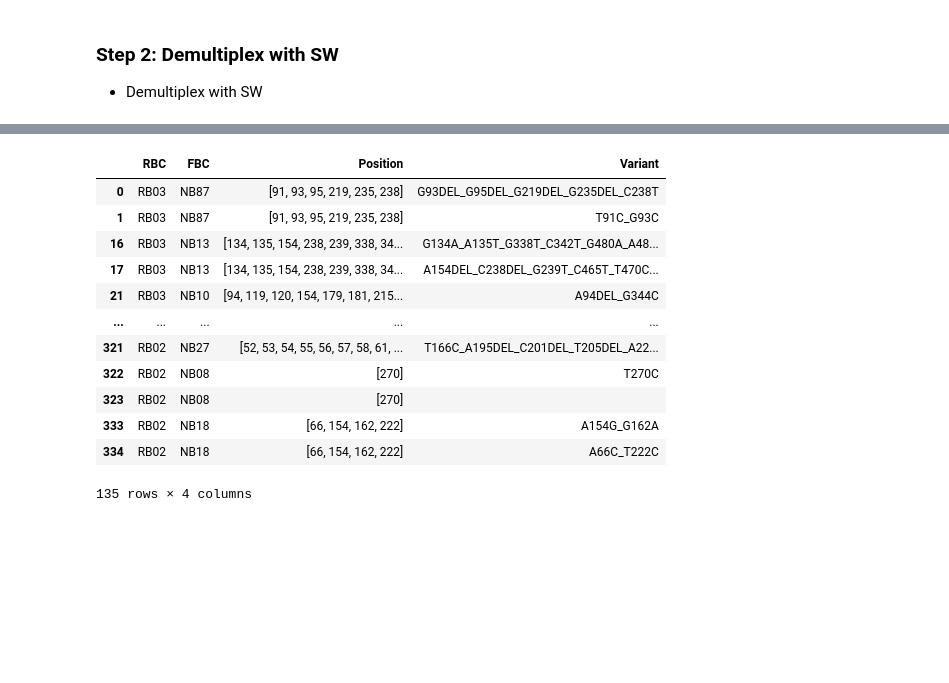
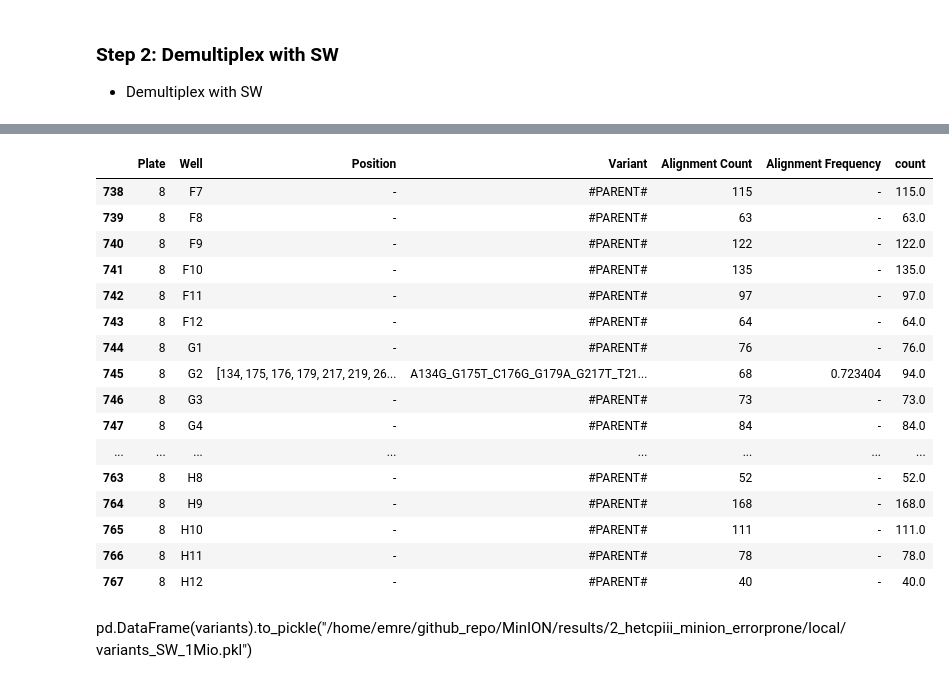
Before and after one commit to fhalab/LevSeq, a Jupyter notebook: examples/run_minION_SW.ipynb, the cells around one changed output, grey strips where cells are left out. Saved outputs shown, nothing was run; the diff lists cells and outputs as text; code cells hidden in the pictures; blank space fills up the shorter version.

Commit message:
Updated Data analysis and new Variant Caller

```diff
--- a/examples/run_minION_SW.ipynb
+++ b/examples/run_minION_SW.ipynb
@@ -32,7 +32,7 @@ import subprocess
 # General settings
 
 result_path = Path("/home/emre/")
-experiment_name = "20230905_errorprone-3_test"
+experiment_name = "20231130_RL-5sites-8plates_flongle"
 
 # Add conditions to avoid running the script accidentally
 skip_basecalling = True
@@ -90,9 +86,11 @@ Time taken by function: 500548 milli seconds
 # %%
+ref_seq = Path("/home/emre/PgA9.fasta")
+ref_name = "PgA9"
 demultiplex_folder = result_folder / "Demultiplex_cpp_70"
-ref_seq = "/home/emre/github_repo/MinION/minION/refseq/hetcpiii_padded.fasta"
-ref_name = "HetCPIII"
 barcode_dict = IO_processor.get_barcode_dict(demultiplex_folder, "NB", "RB")
-
+print(demultiplex_folder)
 if not skip_variant_calling:
-    variants = analyser.get_variant_df_AF(demultiplex_folder, ref_seq, ref_name, barcode_dict, merge = True, min_freq=0.4, min_depth= 15)
+    #variants = analyser.get_variant_df_AF(demultiplex_folder, ref_seq, ref_name, barcode_dict, merge = True, min_freq=0.4, min_depth= 10, padding=0)
+    variants = analyser.get_variant_df_custom(demultiplex_folder, ref_seq, barcode_dict, merge = True, padding = 0, min_depth=10)
+    #variants = analyser.get_variant_df_AF_parallel(demultiplex_folder, ref_seq, ref_name, barcode_dict, merge = False, min_freq=0.4, min_depth= 15, num_jobs=16)
 # %% [output]
@@ -159,16 +114,23 @@ df.head(20)
-# %%
-duplicate_rows
-# %% [output]
-|  | RBC | FBC | Position | Variant |
-| 0 | RB03 | NB87 | [91, 93, 95, 219, 235, 238] | G93DEL_G95DEL_G219DEL_G235DEL_C238T |
-| 1 | RB03 | NB87 | [91, 93, 95, 219, 235, 238] | T91C_G93C |
-| 16 | RB03 | NB13 | [134, 135, 154, 238, 239, 338, 34... | G134A_A135T_G338T_C342T_G480A_A48... |
-| 17 | RB03 | NB13 | [134, 135, 154, 238, 239, 338, 34... | A154DEL_C238DEL_G239T_C465T_T470C... |
-| 21 | RB03 | NB10 | [94, 119, 120, 154, 179, 181, 215... | A94DEL_G344C |
-| ... | ... | ... | ... | ... |
-| 321 | RB02 | NB27 | [52, 53, 54, 55, 56, 57, 58, 61, ... | T166C_A195DEL_C201DEL_T205DEL_A22... |
-| 322 | RB02 | NB08 | [270] | T270C |
-| 323 | RB02 | NB08 | [270] |  |
-| 333 | RB02 | NB18 | [66, 154, 162, 222] | A154G_G162A |
-| 334 | RB02 | NB18 | [66, 154, 162, 222] | A66C_T222C |
-135 rows × 4 columns
+# %%
+variants = variants[variants["Plate"] > 4]
+variants.tail(30)
+# %% [output]
+|  | Plate | Well | Position | Variant | Alignment Count | Alignment Frequency | count |
+| 738 | 8 | F7 | - | #PARENT# | 115 | - | 115.0 |
+| 739 | 8 | F8 | - | #PARENT# | 63 | - | 63.0 |
+| 740 | 8 | F9 | - | #PARENT# | 122 | - | 122.0 |
+| 741 | 8 | F10 | - | #PARENT# | 135 | - | 135.0 |
+| 742 | 8 | F11 | - | #PARENT# | 97 | - | 97.0 |
+| 743 | 8 | F12 | - | #PARENT# | 64 | - | 64.0 |
+| 744 | 8 | G1 | - | #PARENT# | 76 | - | 76.0 |
+| 745 | 8 | G2 | [134, 175, 176, 179, 217, 219, 26... | A134G_G175T_C176G_G179A_G217T_T21... | 68 | 0.723404 | 94.0 |
+| 746 | 8 | G3 | - | #PARENT# | 73 | - | 73.0 |
+| 747 | 8 | G4 | - | #PARENT# | 84 | - | 84.0 |
+| ... | ... | ... | ... | ... | ... | ... | ... |
+| 763 | 8 | H8 | - | #PARENT# | 52 | - | 52.0 |
+| 764 | 8 | H9 | - | #PARENT# | 168 | - | 168.0 |
+| 765 | 8 | H10 | - | #PARENT# | 111 | - | 111.0 |
+| 766 | 8 | H11 | - | #PARENT# | 78 | - | 78.0 |
+| 767 | 8 | H12 | - | #PARENT# | 40 | - | 40.0 |
+# %% [markdown]
+pd.DataFrame(variants).to_pickle("/home/emre/github_repo/MinION/results/2_hetcpiii_minion_errorprone/local/variants_SW_1Mio.pkl")
```
Also changed, not shown: parts of 13 cells of this notebook, 34 other files.
